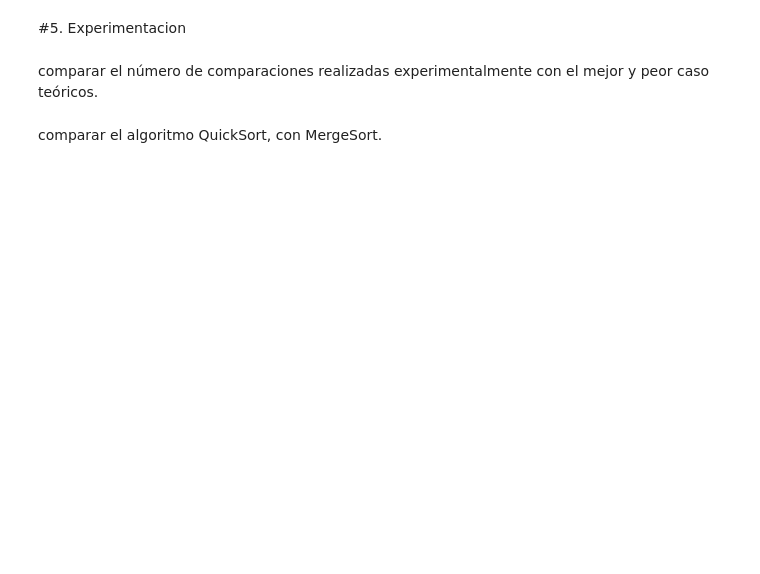
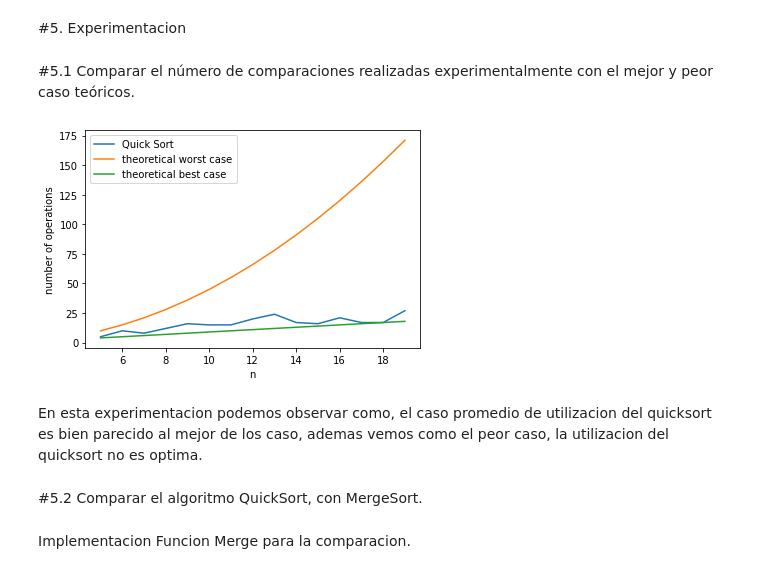
Before and after one commit to Jmorgado125/ADA-Informes, a Jupyter notebook: QuickSort.ipynb, the cells around one changed output. Saved outputs shown, nothing was run; the diff lists cells and outputs as text; code cells hidden in the pictures; blank space fills up the shorter version.

```diff
--- a/QuickSort.ipynb
+++ b/QuickSort.ipynb
@@ -47,20 +47,21 @@ Como podrán imaginar, la parte importante es realizada por la función **Partit
 # %% [markdown]
 ### ⨀ Seleccionando como pivote el último elemento del arreglo.
 # %%
-def partitionHigh(array, low, high):
+def partitionHigh(array, low, high,cont):
 
   pivot = array[high]   #Eleccion de pivote, como el ultimo elemento
   i = low - 1
-  cont=0
+  ct=cont
   for j in range(low, high):
-    cont=+1
+    ct=ct+1
     if array[j] <= pivot:
+      ct=ct+1
       i = i + 1
       (array[i], array[j]) = (array[j], array[i])
 
   (array[i + 1], array[high]) = (array[high], array[i + 1])
 
-  return i + 1, cont
+  return i + 1, ct
 # %% [markdown]
 ### ⨀ Seleccionando como pivote el primer elemento del arreglo
 # %%
@@ -84,17 +92,18 @@ def partitionLow(arr, l, h):
 ##2.2 Implementacion Algoritmo **QuickSort**
 # %%
 def quick_sort(array, low, high):
+  cont=0
   if low < high:
-
-    pi,cont = partitionHigh(array, low, high)
+    pi,cont = partitionHigh(array, low, high,cont)
     quick_sort(array, low, pi - 1)
     quick_sort(array, pi + 1, high)
     return cont
 
 
 
-array = [ 10, 7, 8, 9, 1, 5]
+array = [ 9,-3,5,2,6,8,-6,1,3]
 print("Arreglo inicial :",array)
 cont=quick_sort(array, 0, len(array) - 1)
-print("Arreglo Ordenado :",array,cont)
+print("Arreglo Ordenado :",array)
+print("Comparaciones :",cont)
 # %% [output]
@@ -150,6 +184,34 @@ En este caso la solucion, va dividiendo el problema constantemente en 2, casi co
 # %% [markdown]
 #5. Experimentacion
 # %% [markdown]
-comparar el número de comparaciones realizadas experimentalmente con el mejor y peor caso teóricos.
+#5.1 Comparar el número de comparaciones realizadas experimentalmente con el mejor y peor caso teóricos.
+# %%
+import matplotlib.pyplot as plt
+import random
+
+x=[n for n in range(5,20)]
+y1=[n*(n-1)/2 for n in range(5,20)] # worst case
+y2=[n-1 for n in range(5,20)] # best case
+y=[];
+
+for n in range(5,20):
+  a = random.sample(range(1, 100), n)
+  counter = quick_sort(a,0,len(a)-1)
+  y.append(counter)
+
+plt.plot(x,y)
+plt.plot(x,y1)
+plt.plot(x,y2)
+plt.legend(["Quick Sort", "theoretical worst case", "theoretical best case"])
+
+plt.xlabel('n')
+plt.ylabel('number of operations')
+plt.show()
+# %% [output]
+[figure, added]
+# %% [markdown]
+En esta experimentacion podemos observar como, el caso promedio de utilizacion del quicksort es bien parecido al mejor de los caso, ademas vemos como el peor caso, la utilizacion del quicksort no es optima.
 # %% [markdown]
-comparar el algoritmo QuickSort, con MergeSort.
+#5.2 Comparar el algoritmo QuickSort, con MergeSort.
+# %% [markdown]
+Implementacion Funcion Merge para la comparacion.
```
Also changed, not shown: parts of 12 cells of this notebook.
